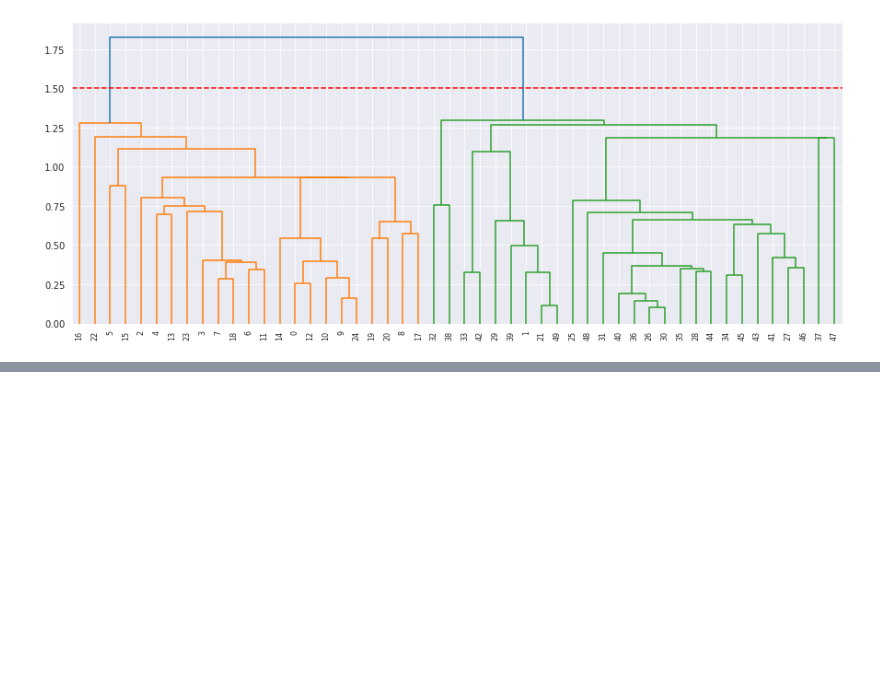
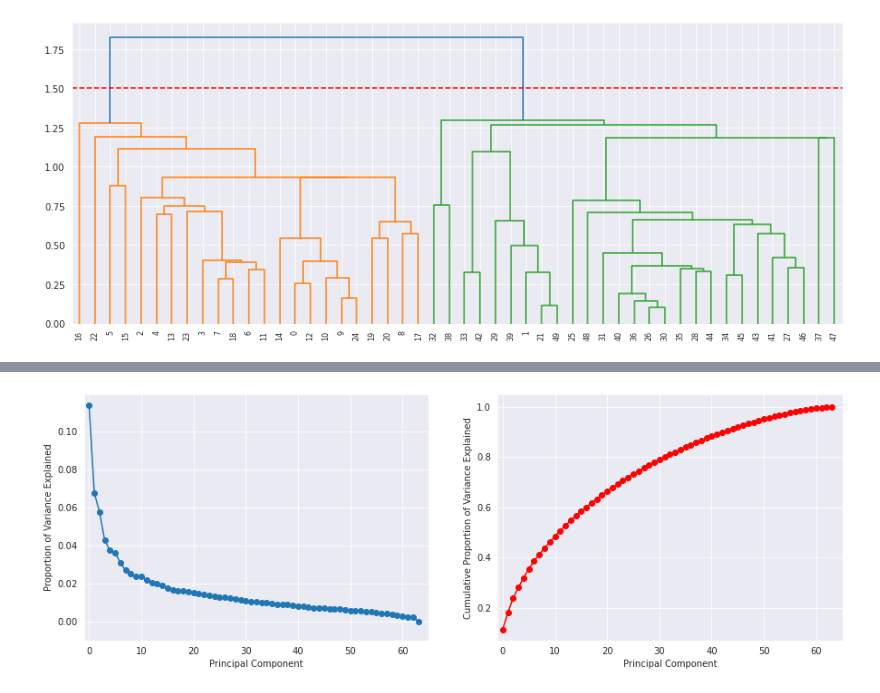
Before and after one commit to JESurzyn/intro_stat_learning_Python, a Jupyter notebook: Chapter10_Lab.ipynb, the cells around one changed output, grey strips where cells are left out. Saved outputs shown, nothing was run; the diff lists cells and outputs as text; code cells hidden in the pictures; blank space fills up the shorter version.

```diff
--- a/Chapter10_Lab.ipynb
+++ b/Chapter10_Lab.ipynb
@@ -465,0 +521,5 @@ plt.show()
+# %%
+# NCI60 dataset is in R ISLR package
+islr = importr('ISLR')
+nci60_rdf = rdata(islr).fetch('NCI60')['NCI60']
+list(nci60_rdf.names)
@@ -465,0 +530,5 @@ plt.show()
+# %%
+nci60_labs = pd.DataFrame(pandas2ri.rpy2py(nci60_rdf[1]))
+nci60_data = pd.DataFrame(scale(pandas2ri.rpy2py(nci60_rdf[0])), index=nci60_labs[0])
+display(nci60_data.head(5))
+display(nci60_labs.head(5))
@@ -465,0 +656,21 @@ plt.show()
+# %%
+#scree plot
+
+# scree plot
+fig , (ax1,ax2) = plt.subplots(1,2, figsize=(15,5))
+
+# Left plot
+ax1.plot(pca.explained_variance_ratio_, '-o')
+ax1.set_ylabel('Proportion of Variance Explained')
+ax1.set_ylim(ymin=-0.01)
+
+# Right plot
+ax2.plot(np.cumsum(pca.explained_variance_ratio_), '-ro')
+ax2.set_ylabel('Cumulative Proportion of Variance Explained')
+ax2.set_ylim(ymax=1.05)
+
+for ax in fig.axes:
+    ax.set_xlabel('Principal Component')
+    ax.set_xlim(-1,65)
+# %% [output]
+[figure, added]
```
Also changed, not shown: parts of 29 cells of this notebook, 2 other files.
